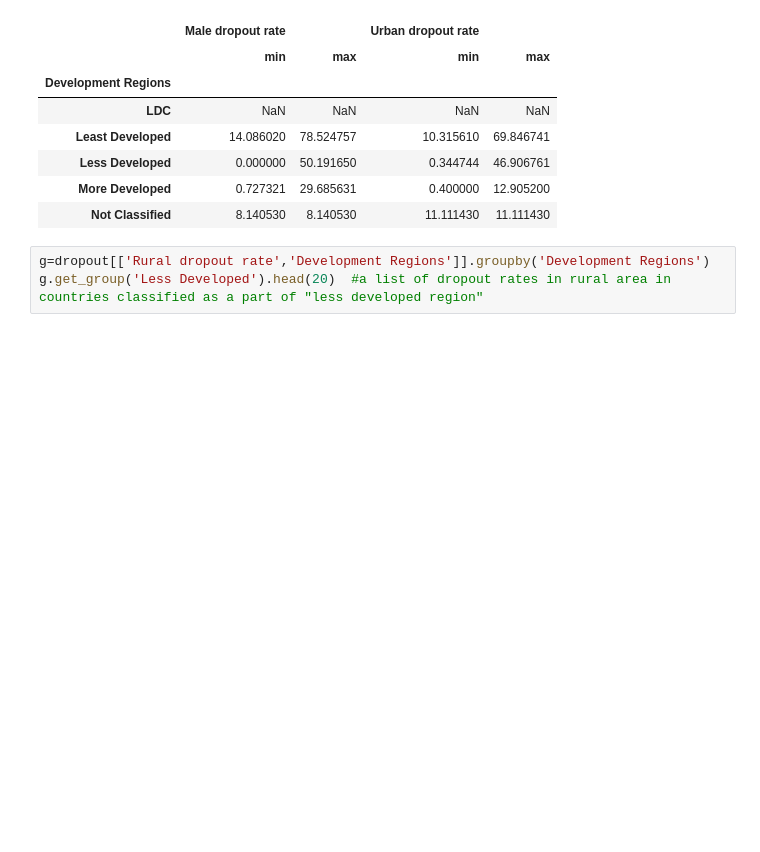
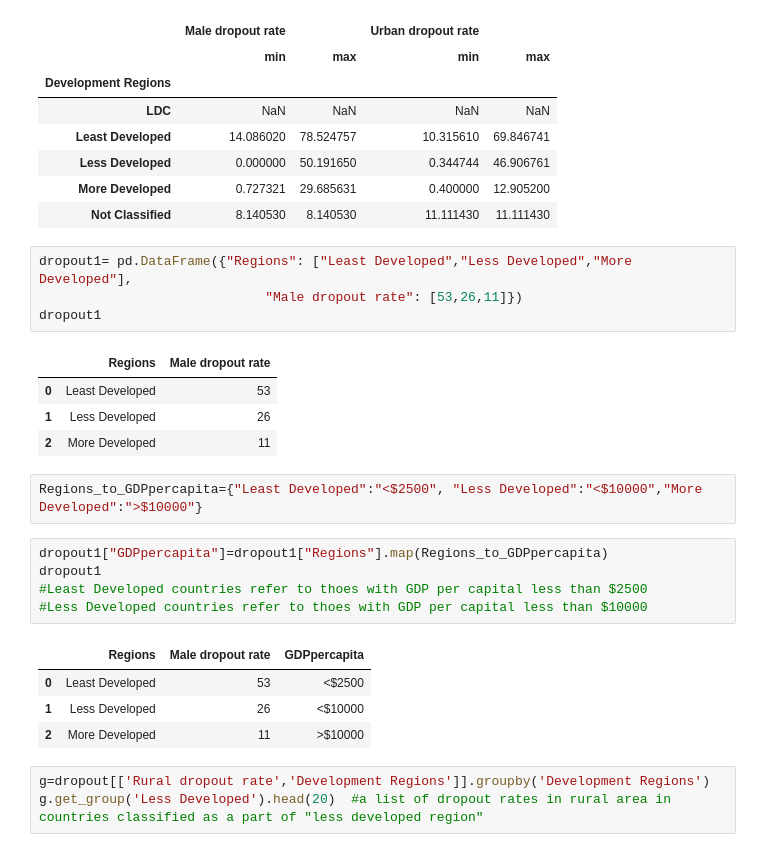
Before and after one commit to shimjide123/datman, a Jupyter notebook: PS2_Yu_Nong.ipynb, the cells around one changed output. Cells and saved outputs as stored; diff of their text form; blank space fills up the shorter version.

```diff
--- a/PS2_Yu_Nong.ipynb
+++ b/PS2_Yu_Nong.ipynb
@@ -282,6 +282,27 @@ dropout.groupby('Development Regions').agg({'Male dropout rate':['min', 'max'],'
 | Less Developed | 0.000000 | 50.191650 | 0.344744 | 46.906761 |
 | More Developed | 0.727321 | 29.685631 | 0.400000 | 12.905200 |
 | Not Classified | 8.140530 | 8.140530 | 11.111430 | 11.111430 |
+# %%
+dropout1= pd.DataFrame({"Regions": ["Least Developed","Less Developed","More Developed"],
+                             "Male dropout rate": [53,26,11]})
+dropout1
+# %% [output]
+|  | Regions | Male dropout rate |
+| 0 | Least Developed | 53 |
+| 1 | Less Developed | 26 |
+| 2 | More Developed | 11 |
+# %%
+Regions_to_GDPpercapita={"Least Developed":"<$2500", "Less Developed":"<$10000","More Developed":">$10000"}
+# %%
+dropout1["GDPpercapita"]=dropout1["Regions"].map(Regions_to_GDPpercapita)
+dropout1
+#Least Developed countries refer to thoes with GDP per capital less than $2500
+#Less Developed countries refer to thoes with GDP per capital less than $10000
+# %% [output]
+|  | Regions | Male dropout rate | GDPpercapita |
+| 0 | Least Developed | 53 | <$2500 |
+| 1 | Less Developed | 26 | <$10000 |
+| 2 | More Developed | 11 | >$10000 |
 # %%
 g=dropout[['Rural dropout rate','Development Regions']].groupby('Development Regions')
 g.get_group('Less Developed').head(20)  #a list of dropout rates in rural area in countries classified as a part of "less developed region"
```
